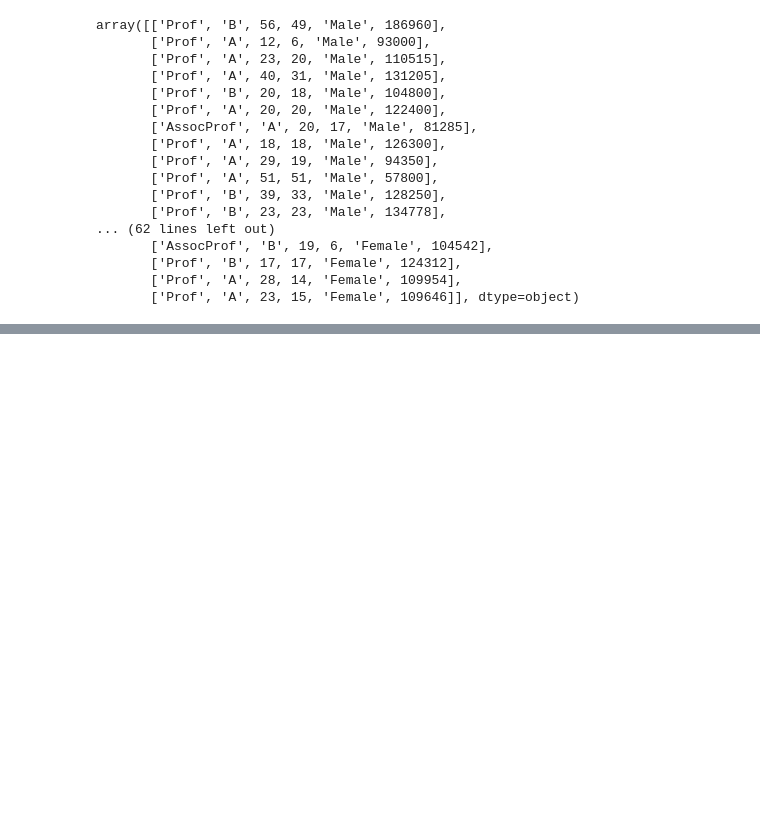
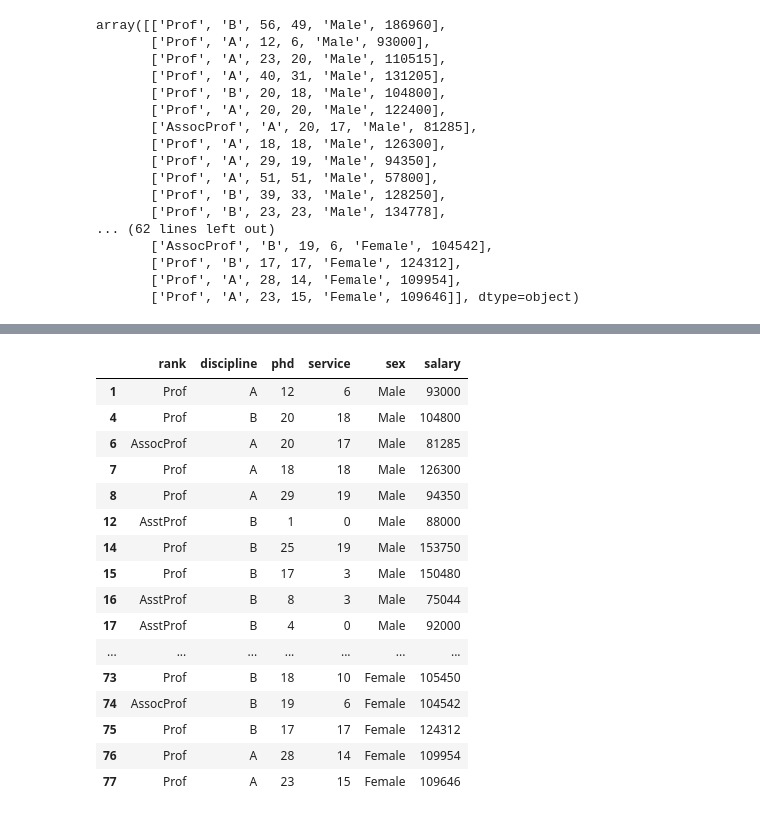
Before and after one commit to rahulsait/ExcelR-codes, a Jupyter notebook: PANDAS.ipynb, the cells around one changed output, grey strips where cells are left out. Saved outputs shown, nothing was run; the diff lists cells and outputs as text; code cells hidden in the pictures; blank space fills up the shorter version.

```diff
--- a/PANDAS.ipynb
+++ b/PANDAS.ipynb
@@ -94,0 +598,20 @@ array([['Prof', 'B', 56, 49, 'Male', 186960],
+# %%
+df[df["service"] < 20]
+# %% [output]
+|  | rank | discipline | phd | service | sex | salary |
+| 1 | Prof | A | 12 | 6 | Male | 93000 |
+| 4 | Prof | B | 20 | 18 | Male | 104800 |
+| 6 | AssocProf | A | 20 | 17 | Male | 81285 |
+| 7 | Prof | A | 18 | 18 | Male | 126300 |
+| 8 | Prof | A | 29 | 19 | Male | 94350 |
+| 12 | AsstProf | B | 1 | 0 | Male | 88000 |
+| 14 | Prof | B | 25 | 19 | Male | 153750 |
+| 15 | Prof | B | 17 | 3 | Male | 150480 |
+| 16 | AsstProf | B | 8 | 3 | Male | 75044 |
+| 17 | AsstProf | B | 4 | 0 | Male | 92000 |
+| ... | ... | ... | ... | ... | ... | ... |
+| 73 | Prof | B | 18 | 10 | Female | 105450 |
+| 74 | AssocProf | B | 19 | 6 | Female | 104542 |
+| 75 | Prof | B | 17 | 17 | Female | 124312 |
+| 76 | Prof | A | 28 | 14 | Female | 109954 |
+| 77 | Prof | A | 23 | 15 | Female | 109646 |
```
Also changed, not shown: parts of 92 cells of this notebook.
